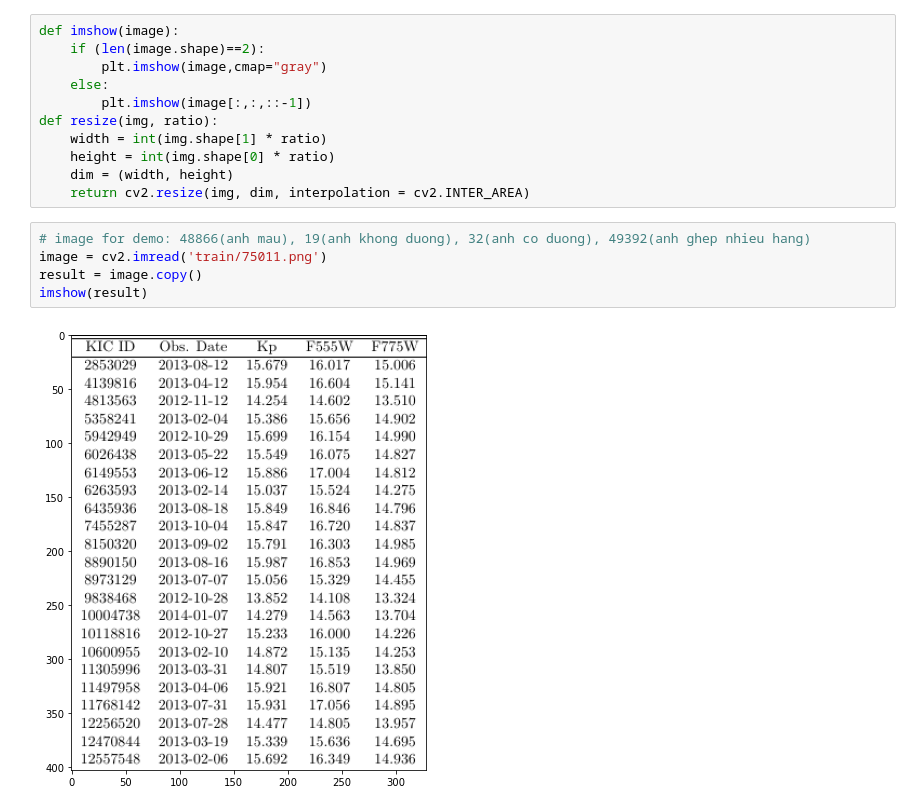
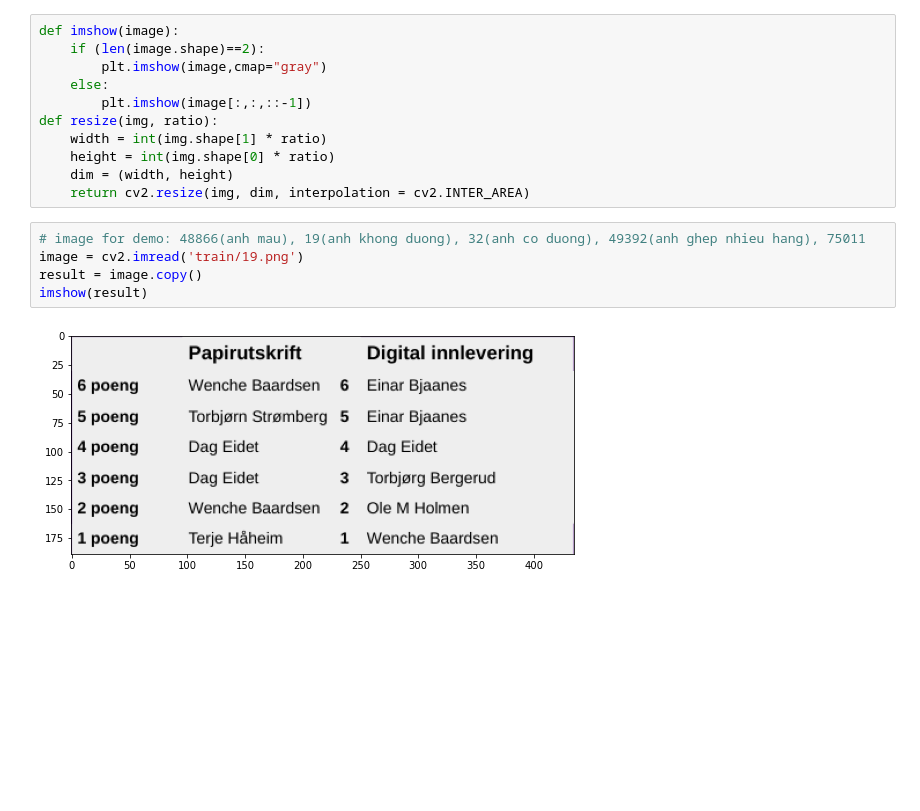
Before and after one commit to phantrung18072001/XLA, a Jupyter notebook: presentation.ipynb, the cells around one changed output. Saved outputs shown, nothing was run; the diff lists cells and outputs as text; blank space fills up the shorter version.

```diff
--- a/presentation.ipynb
+++ b/presentation.ipynb
@@ -15,12 +15,12 @@ def resize(img, ratio):
     dim = (width, height)
     return cv2.resize(img, dim, interpolation = cv2.INTER_AREA)
 # %%
-# image for demo: 48866(anh mau), 19(anh khong duong), 32(anh co duong), 49392(anh ghep nhieu hang)
-image = cv2.imread('train/75011.png')
+# image for demo: 48866(anh mau), 19(anh khong duong), 32(anh co duong), 49392(anh ghep nhieu hang), 75011
+image = cv2.imread('train/19.png')
 result = image.copy()
 imshow(result)
 # %% [output]
-[figure, old version]
+[figure, new version]
 # %%
 result = resize(result, 4)
 # result=cv2.pyrUp(result)
```
Also changed, not shown: parts of 8 cells of this notebook, 2 other files.
